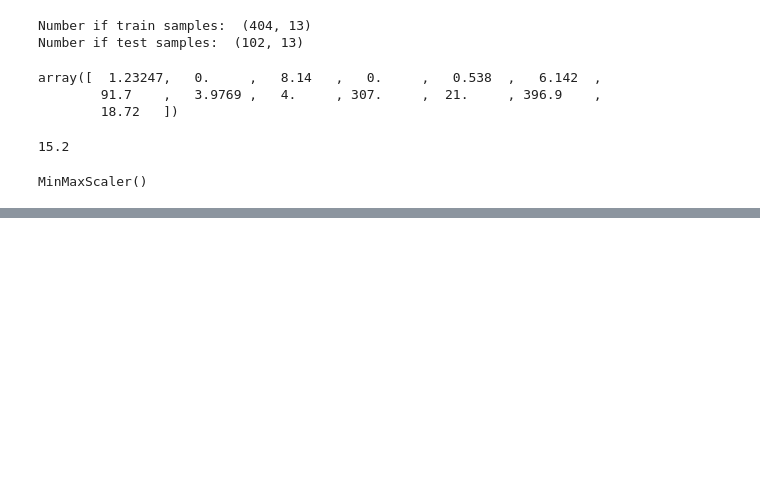
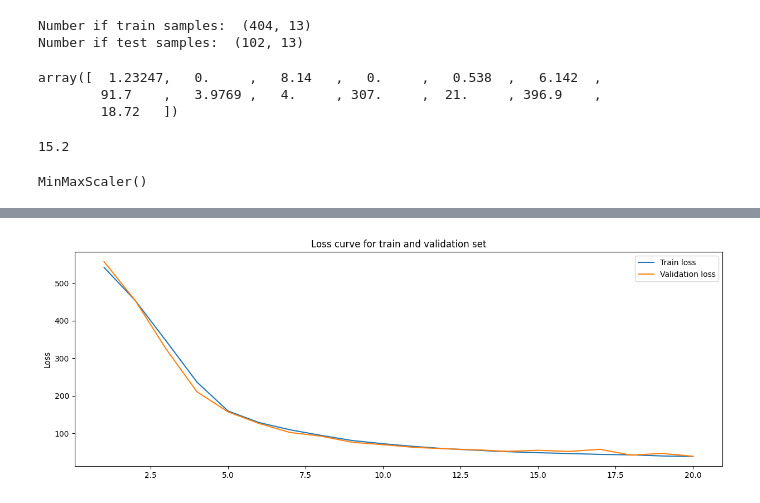
Before and after one commit to Wilbertz/TensorFlow-Developer-Certificate, a Jupyter notebook: Regression.ipynb, the cells around one changed output, grey strips where cells are left out. Saved outputs shown, nothing was run; the diff lists cells and outputs as text; code cells hidden in the pictures; blank space fills up the shorter version.

```diff
--- a/Regression.ipynb
+++ b/Regression.ipynb
@@ -65,3 +62,5 @@ Total params: 11,601
 Trainable params: 11,601
 Non-trainable params: 0
 _________________________________________________________________
+# %%
+hist = model.fit(x_train, y_train, epochs=20, validation_split=0.2)
@@ -67,0 +85,11 @@ _________________________________________________________________
+# %%
+plt.figure(figsize=(15,5))
+plt.plot(range(1, len(hist.history['loss']) + 1), hist.history['loss'])
+plt.plot(range(1, len(hist.history['val_loss']) + 1), hist.history['val_loss'])
+plt.title('Loss curve for train and validation set')
+#plt.xlabel('Epoch')
+plt.ylabel('Loss')
+plt.legend(['Train loss', 'Validation loss'])
+plt.show()
+# %% [output]
+[figure, added]
```
Also changed, not shown: parts of 4 cells of this notebook.
